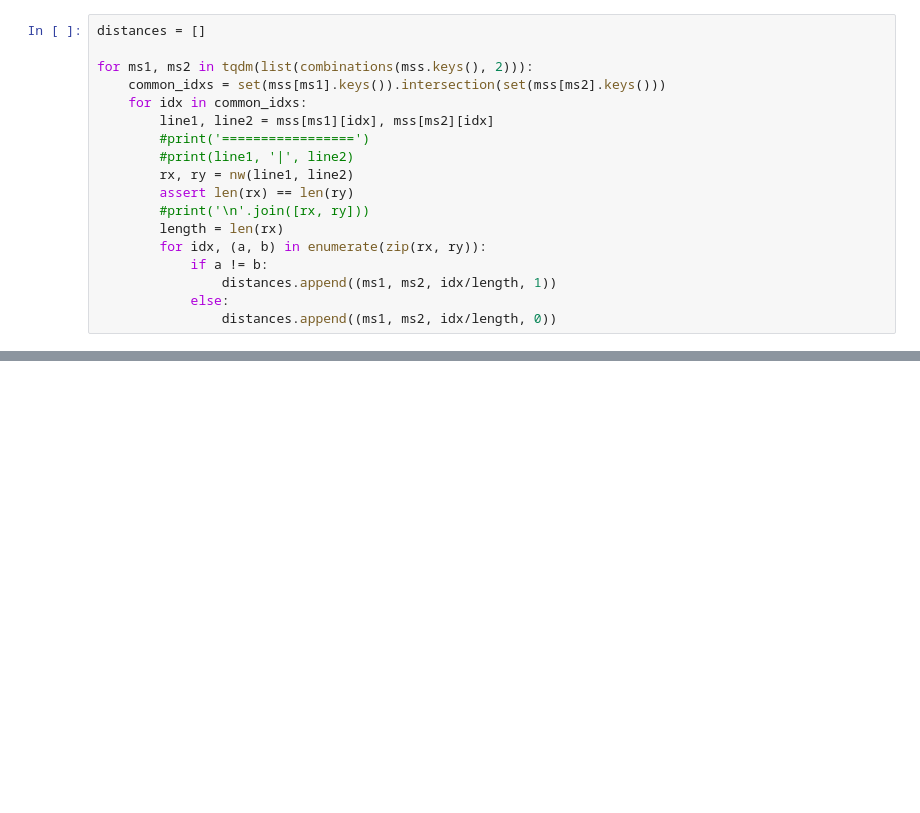
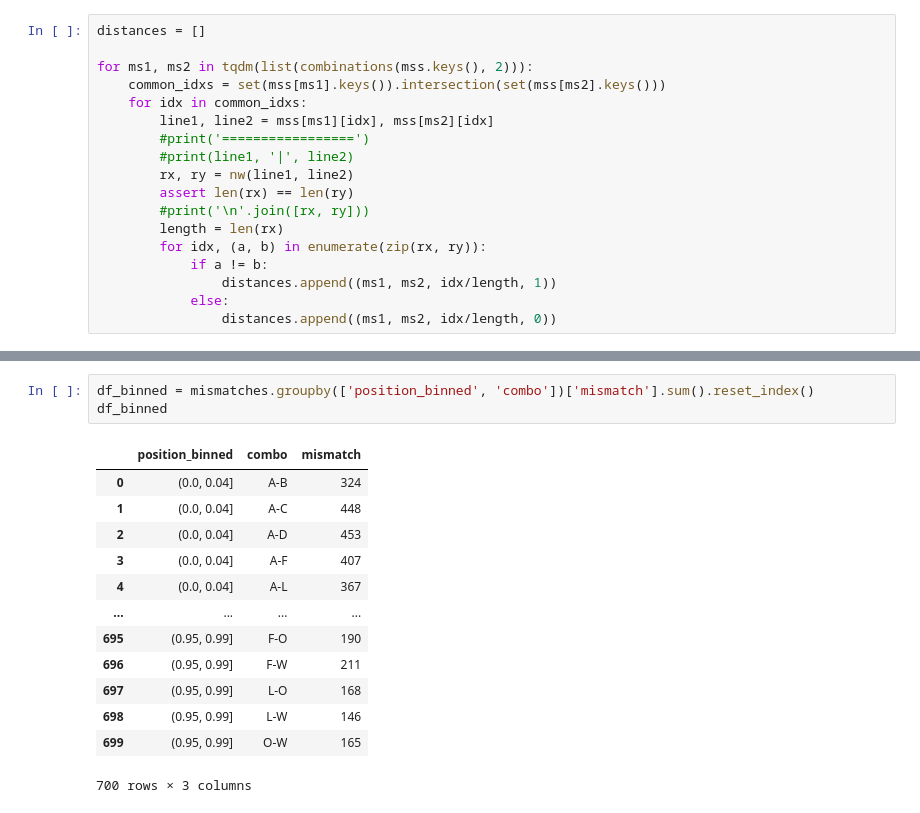
Before and after one commit to SofieMoors/collateconstraints, a Jupyter notebook: src/align.ipynb, the cells around one changed output, grey strips where cells are left out. Cells and saved outputs as stored; diff of their text form; blank space fills up the shorter version.

```diff
--- a/src/align.ipynb
+++ b/src/align.ipynb
@@ -152,0 +180,17 @@ mismatches.groupby('position')['mismatch'].mean().rolling(window=100).mean().plo
+# %%
+df_binned = mismatches.groupby(['position_binned', 'combo'])['mismatch'].sum().reset_index()
+df_binned
+# %% [output]
+|  | position_binned | combo | mismatch |
+| 0 | (0.0, 0.04] | A-B | 324 |
+| 1 | (0.0, 0.04] | A-C | 448 |
+| 2 | (0.0, 0.04] | A-D | 453 |
+| 3 | (0.0, 0.04] | A-F | 407 |
+| 4 | (0.0, 0.04] | A-L | 367 |
+| ... | ... | ... | ... |
+| 695 | (0.95, 0.99] | F-O | 190 |
+| 696 | (0.95, 0.99] | F-W | 211 |
+| 697 | (0.95, 0.99] | L-O | 168 |
+| 698 | (0.95, 0.99] | L-W | 146 |
+| 699 | (0.95, 0.99] | O-W | 165 |
+700 rows × 3 columns
```
Also changed, not shown: parts of 7 cells of this notebook.
